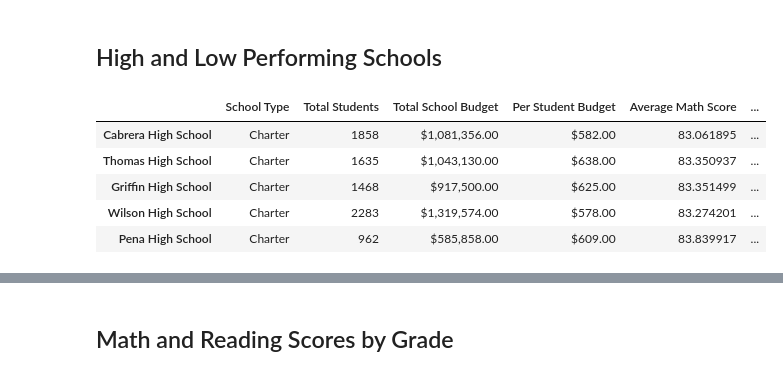
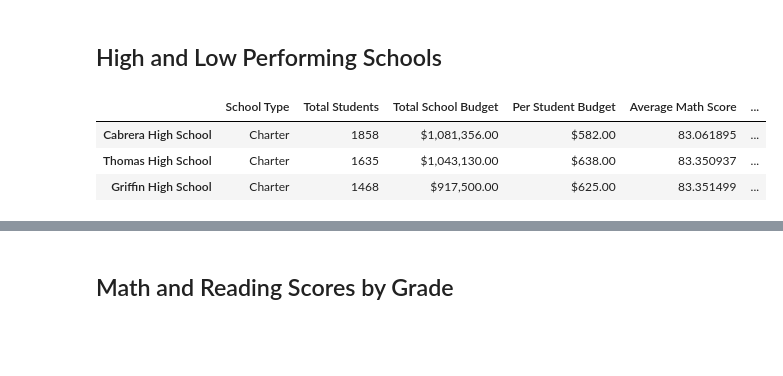
Before and after one commit to mannyinwang/School_Analysis_Challenge, a Jupyter notebook: PyCitySchools_Challenge.ipynb, the cells around one changed output, grey strips where cells are left out. Cells and saved outputs as stored; diff of their text form; code cells hidden in the pictures; blank space fills up the shorter version.

```diff
--- a/PyCitySchools_Challenge.ipynb
+++ b/PyCitySchools_Challenge.ipynb
@@ -387,14 +404,12 @@ per_school_summary_df.loc['Thomas High School','% Overall Passing'] = ths_passin
 # %%
 # Sort and show top five schools.
 top_schools = per_school_summary_df.sort_values(['% Overall Passing'], ascending=False)
-top_schools.head(5)
+top_schools.head(3)
 # %% [output]
 |  | School Type | Total Students | Total School Budget | Per Student Budget | Average Math Score | ... |
 | Cabrera High School | Charter | 1858 | $1,081,356.00 | $582.00 | 83.061895 | ... |
 | Thomas High School | Charter | 1635 | $1,043,130.00 | $638.00 | 83.350937 | ... |
 | Griffin High School | Charter | 1468 | $917,500.00 | $625.00 | 83.351499 | ... |
-| Wilson High School | Charter | 2283 | $1,319,574.00 | $578.00 | 83.274201 | ... |
-| Pena High School | Charter | 962 | $585,858.00 | $609.00 | 83.839917 | ... |
 # %%
 # Sort and show bottom five schools.
 bottom_schools = per_school_summary_df.sort_values(['% Overall Passing'],ascending=True)
```
Also changed, not shown: parts of 3 cells of this notebook, 2 other files.
